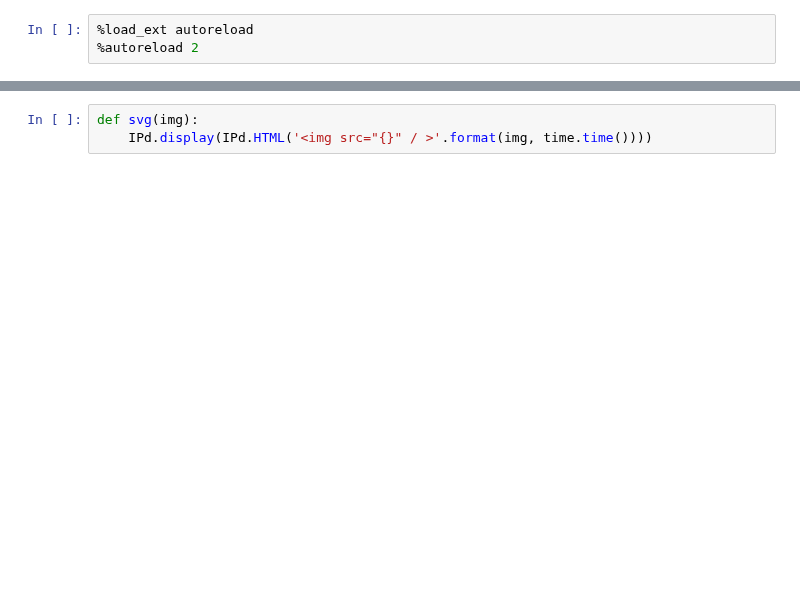
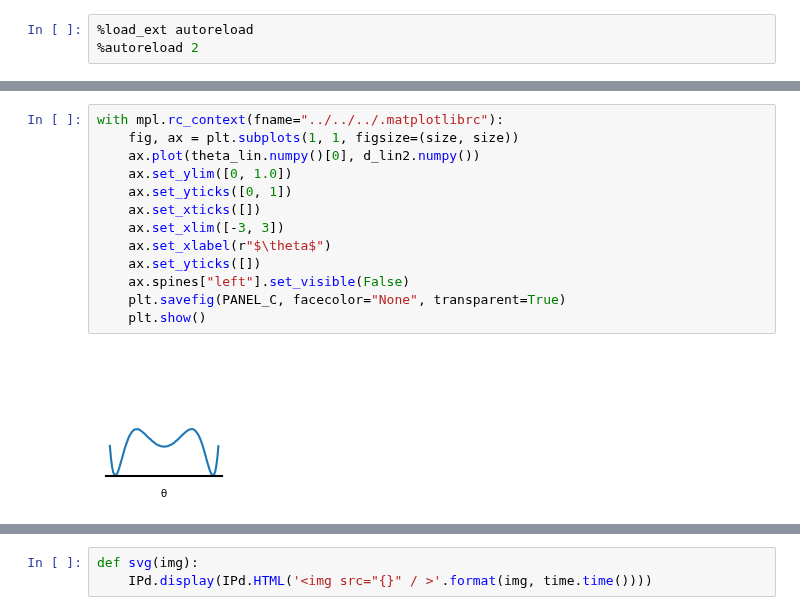
Before and after one commit to mackelab/neuralgbi, a Jupyter notebook: paper/fig1/notebooks/01_build_figure.ipynb, the cells around one changed output, grey strips where cells are left out. Saved outputs shown, nothing was run; the diff lists cells and outputs as text; blank space fills up the shorter version.

```diff
--- a/paper/fig1/notebooks/01_build_figure.ipynb
+++ b/paper/fig1/notebooks/01_build_figure.ipynb
@@ -18,0 +75,15 @@ with mpl.rc_context(fname="../../../.matplotlibrc"):
+# %%
+with mpl.rc_context(fname="../../../.matplotlibrc"):
+    fig, ax = plt.subplots(1, 1, figsize=(size, size))
+    ax.plot(theta_lin.numpy()[0], d_lin2.numpy())
+    ax.set_ylim([0, 1.0])
+    ax.set_yticks([0, 1])
+    ax.set_xticks([])
+    ax.set_xlim([-3, 3])
+    ax.set_xlabel(r"$\theta$")
+    ax.set_yticks([])
+    ax.spines["left"].set_visible(False)
+    plt.savefig(PANEL_C, facecolor="None", transparent=True)
+    plt.show()
+# %% [output]
+[figure, added]
```
Also changed, not shown: parts of 20 cells of this notebook.
